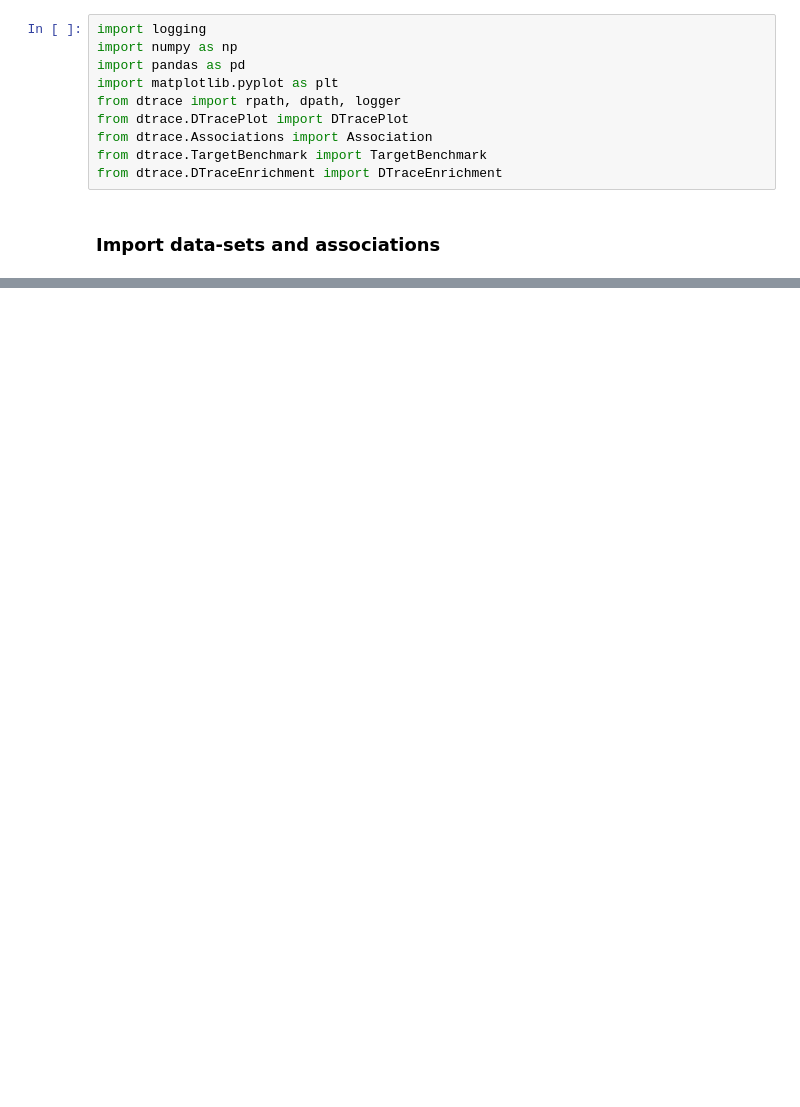
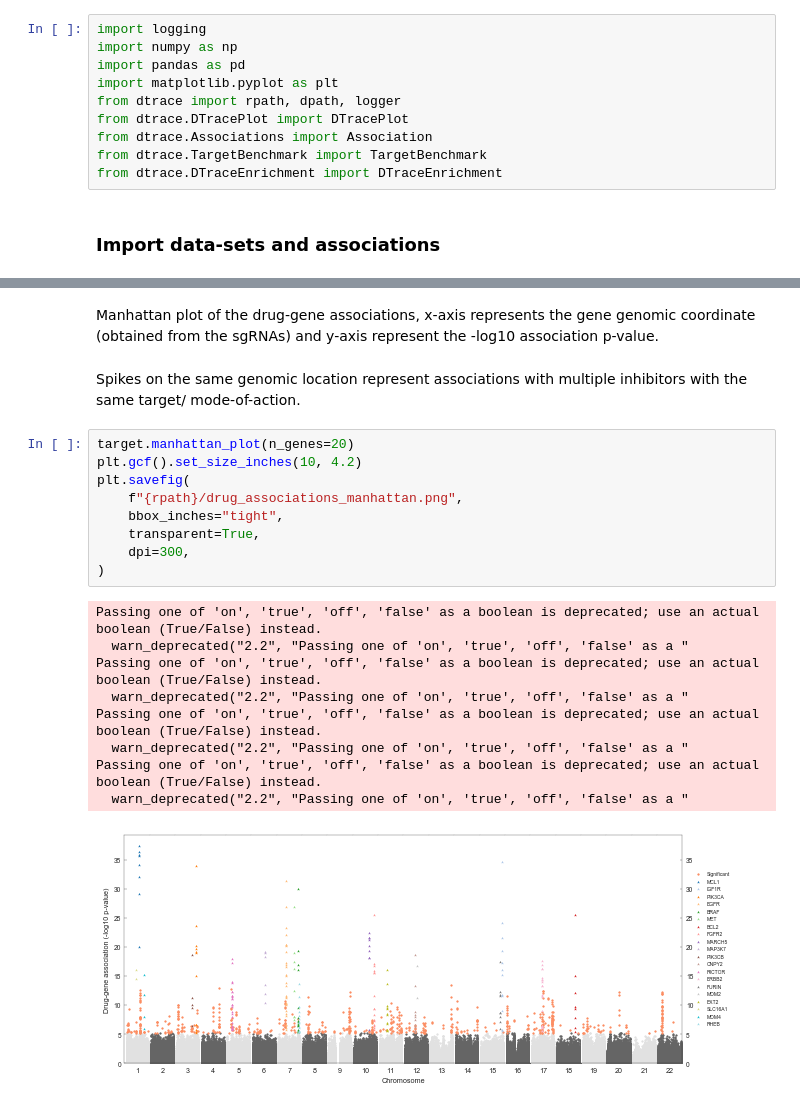
Before and after one commit to EmanuelGoncalves/dtrace, a Jupyter notebook: notebooks/2.TargetBenchmark.ipynb, the cells around one changed output, grey strips where cells are left out. Saved outputs shown, nothing was run; the diff lists cells and outputs as text; blank space fills up the shorter version.

Commit message:
Target benchmark notebook complete.

```diff
--- a/notebooks/2.TargetBenchmark.ipynb
+++ b/notebooks/2.TargetBenchmark.ipynb
@@ -70,0 +77,25 @@ logger.log(logging.INFO, f"E3 ligases hypergeom: {pval:.2e} (intersection={int_l
+# %% [markdown]
+Manhattan plot of the drug-gene associations, x-axis represents the gene genomic coordinate (obtained from the sgRNAs)
+and y-axis represent the -log10 association p-value.
+# %% [markdown]
+Spikes on the same genomic location represent associations with multiple inhibitors with the same target/
+mode-of-action.
+# %%
+target.manhattan_plot(n_genes=20)
+plt.gcf().set_size_inches(10, 4.2)
+plt.savefig(
+    f"{rpath}/drug_associations_manhattan.png",
+    bbox_inches="tight",
+    transparent=True,
+    dpi=300,
+)
+# %% [output]
+Passing one of 'on', 'true', 'off', 'false' as a boolean is deprecated; use an actual boolean (True/False) instead.
+  warn_deprecated("2.2", "Passing one of 'on', 'true', 'off', 'false' as a "
+Passing one of 'on', 'true', 'off', 'false' as a boolean is deprecated; use an actual boolean (True/False) instead.
+  warn_deprecated("2.2", "Passing one of 'on', 'true', 'off', 'false' as a "
+Passing one of 'on', 'true', 'off', 'false' as a boolean is deprecated; use an actual boolean (True/False) instead.
+  warn_deprecated("2.2", "Passing one of 'on', 'true', 'off', 'false' as a "
+Passing one of 'on', 'true', 'off', 'false' as a boolean is deprecated; use an actual boolean (True/False) instead.
+  warn_deprecated("2.2", "Passing one of 'on', 'true', 'off', 'false' as a "
+[figure, added]
```
Also changed, not shown: parts of 84 cells of this notebook, 53 other files.
